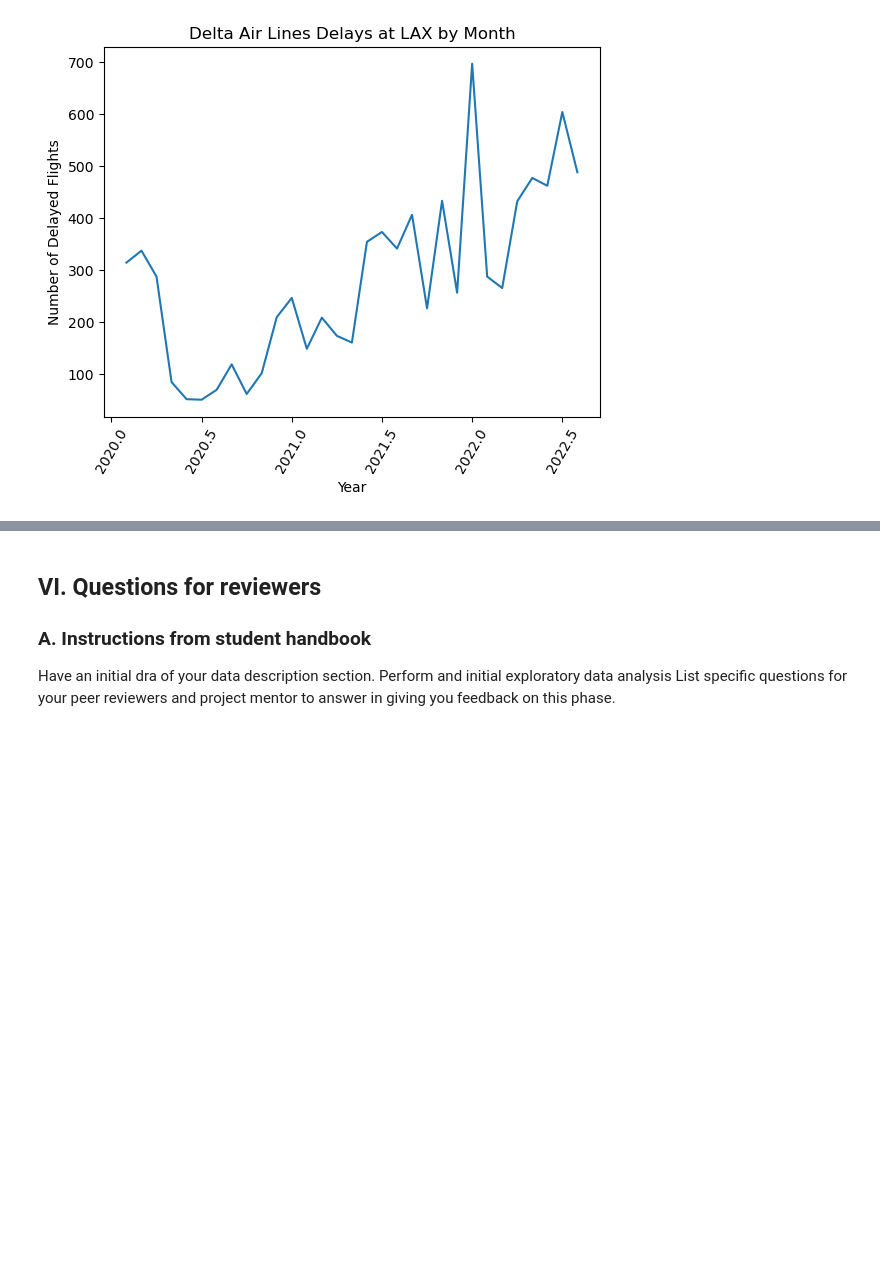
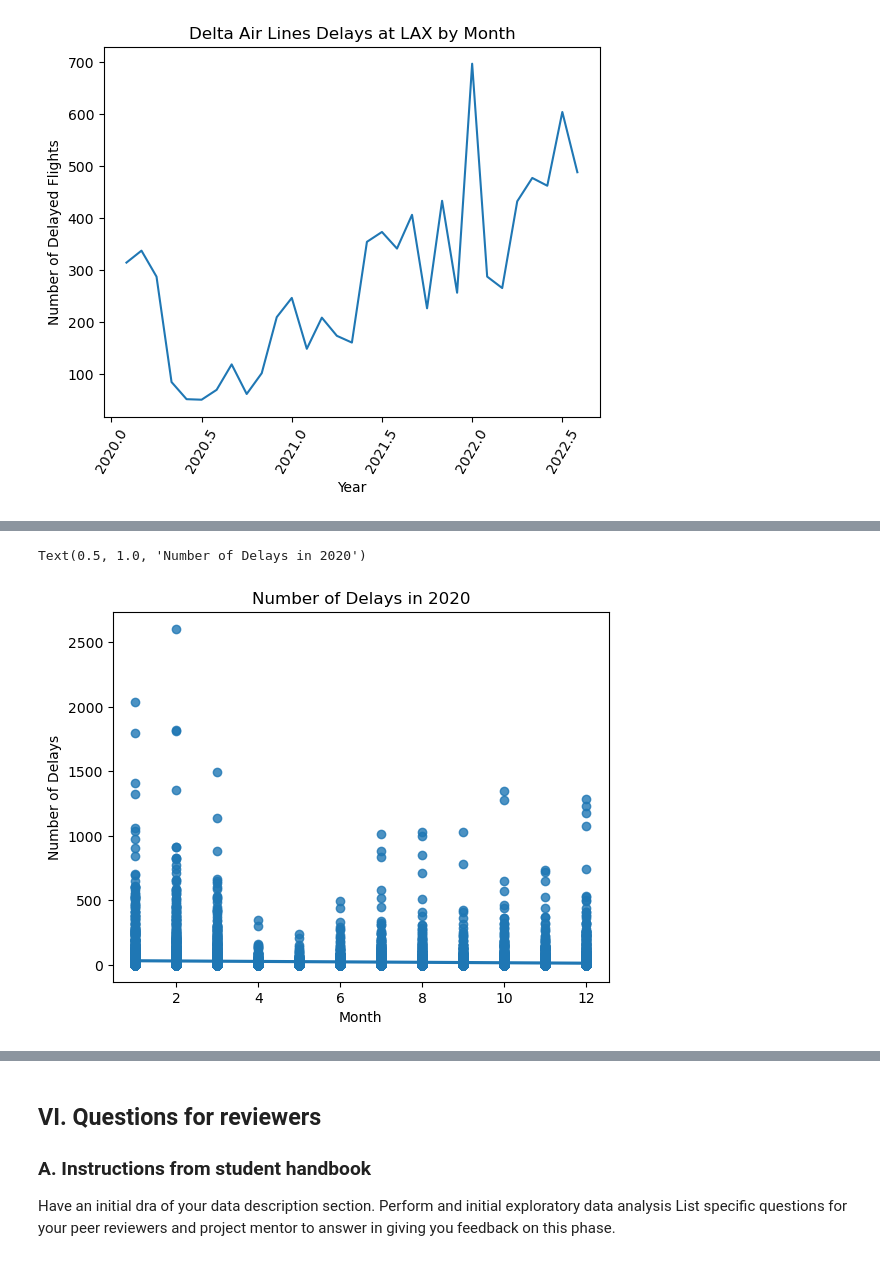
Before and after one commit to maddiklancher/2950Project, a Jupyter notebook: project2950-phase2.ipynb, the cells around one changed output, grey strips where cells are left out. Drawn from its saved outputs; the diff is of its cells as text; code cells hidden in the pictures; blank space fills up the shorter version.

```diff
--- a/project2950-phase2.ipynb
+++ b/project2950-phase2.ipynb
@@ -310,0 +415,9 @@ plt.xticks(rotation=60)
+# %%
+# scatterplot for x1 and y1
+seaborn.regplot(data = year20_df, x='month', y='arr_del15')
+plt.xlabel("Month")
+plt.ylabel("Number of Delays")
+plt.title("Number of Delays in 2020")
+# %% [output]
+Text(0.5, 1.0, 'Number of Delays in 2020')
+[figure, added]
```
Also changed, not shown: parts of 10 cells of this notebook.
